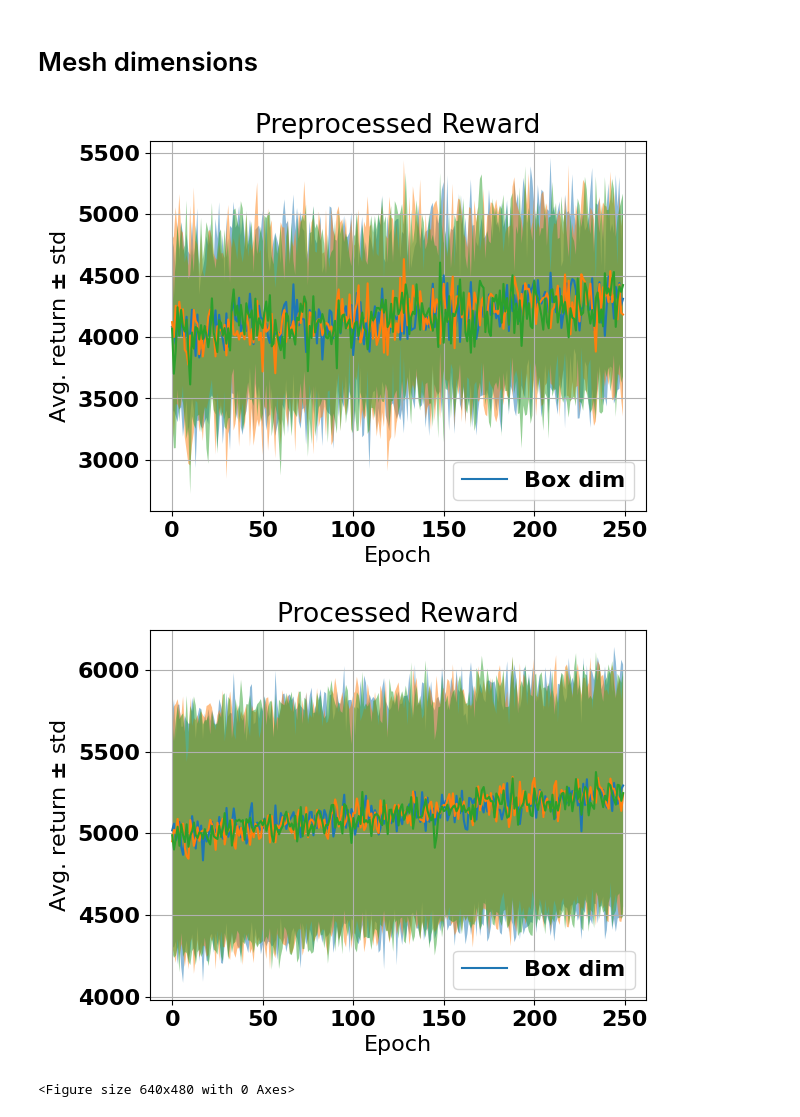
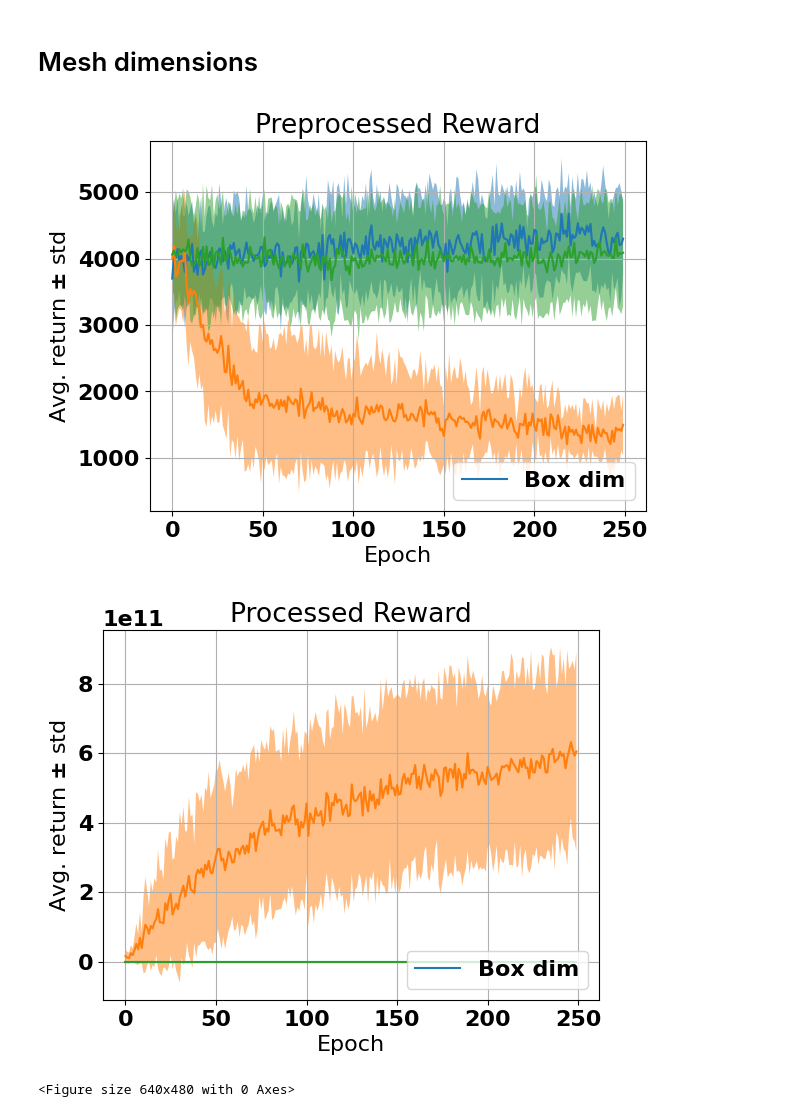
Before and after one commit to sgillen/fractal_rl_scratch, a Jupyter notebook: src/make_plots_and_tables.ipynb, the cells around one changed output. Drawn from its saved outputs; the diff is of its cells as text; code cells hidden in the pictures.

```diff
--- a/src/make_plots_and_tables.ipynb
+++ b/src/make_plots_and_tables.ipynb
@@ -266,7 +170,7 @@ for env_name in env_names:
 #env_names = ['Humanoid-v2']
 #mdim_save_dir = './data_hm0_mdim_long/'
 
-mdim_save_dir = "./data17_repl2_mdim_td/"
+mdim_save_dir = "./data17_repl3_mdim_td/"
 
 
 matplotlib.style.use('default')
@@ -301,34 +205,34 @@ for env_name, init_name in zip(env_names, init_names):
         plt.fill_between([t for t in range(len(mean))], (mean-c), (mean+c), alpha=.5)
 
     plt.title(f"Preprocessed Reward")
     plt.ylabel(r"Avg. return $\pm$ std")
     plt.xlabel(r"Epoch")
     plt.grid()
     plt.figure()
 
 
     rews = data.post_rews
     exp_names = [fn.__name__ for fn in data.attrs['post_fns']]
     num_seeds = len(model_dict[exp_names[0]])
 
     means = rews.mean(dim="trial")
     stds = rews.std(dim="trial")
 
     #plt.subplots(1,1, figsize=(10,7))
     plt.plot(means.T)
     plt.legend(['Box dim'], loc='lower right')
     ci = stds
 
     for mean, c in zip(means, ci):
         plt.fill_between([t for t in range(len(mean))], (mean-c), (mean+c), alpha=.5)
 
     plt.title(f"Processed Reward")
     plt.ylabel(r"Avg. return $\pm$ std")
     plt.xlabel(r"Epoch")
     plt.grid()
     plt.figure()
 # %% [output]
-[figure, old version]
+[figure, new version]
-[figure, old version]
+[figure, new version]
 <Figure size 640x480 with 0 Axes>
 # %%
```
Also changed, not shown: parts of 5 cells of this notebook, 1 other file.
